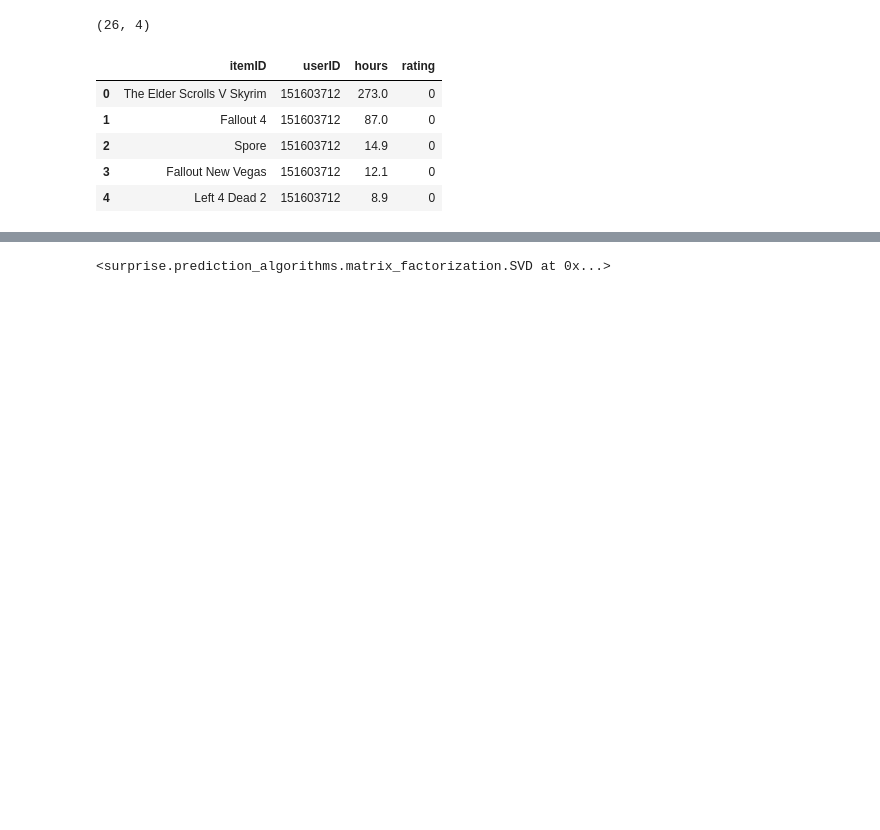
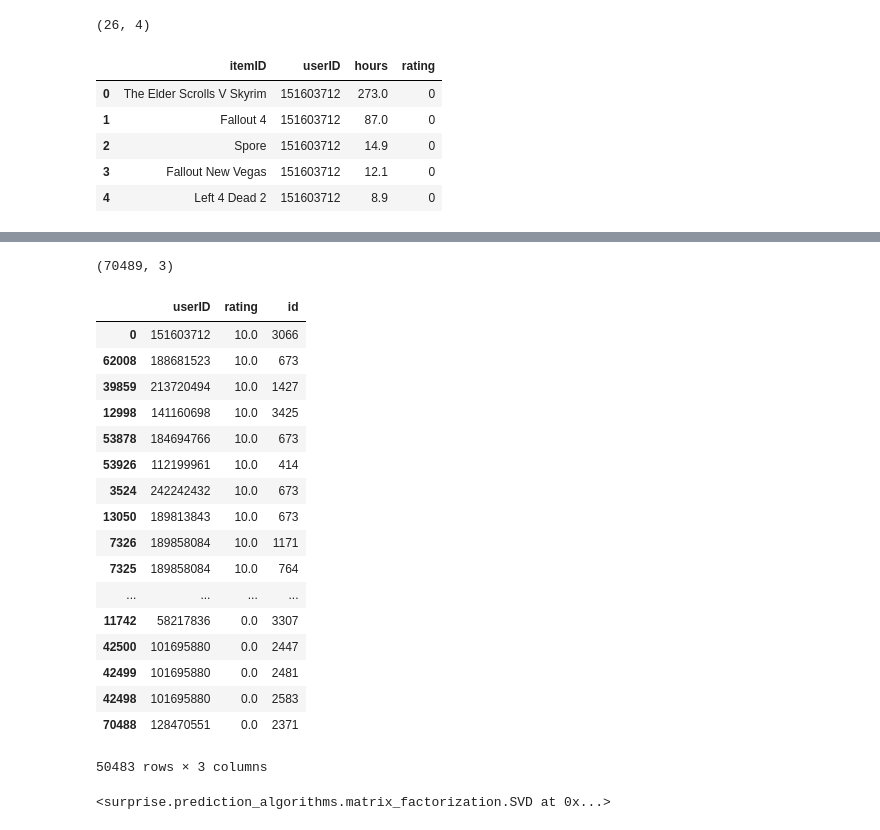
Before and after one commit to ebechter/VideoMania, a Jupyter notebook: Untitled1.ipynb, the cells around one changed output, grey strips where cells are left out. Cells and saved outputs as stored; diff of their text form; code cells hidden in the pictures; blank space fills up the shorter version.

```diff
--- a/Untitled1.ipynb
+++ b/Untitled1.ipynb
@@ -50,0 +81,2 @@ df.head()
+# %%
+df=df.groupby('userID').apply(normalize_dataframe)
@@ -50,0 +92,2 @@ df.head()
+# %%
+user_item_rating = df.copy()
@@ -50,0 +103,29 @@ df.head()
+# %%
+user_item_rating=user_item_rating.drop(["itemID","loghrs","hours"],axis=1)
+# %%
+user_item_rating.shape
+# %% [output]
+(70489, 3)
+# %%
+user_item_rating = user_item_rating[user_item_rating.groupby('userID').userID.transform(len) > 10]
+# %%
+user_item_rating.sort_values('rating',ascending=False)
+# %% [output]
+|  | userID | rating | id |
+| 0 | 151603712 | 10.0 | 3066 |
+| 62008 | 188681523 | 10.0 | 673 |
+| 39859 | 213720494 | 10.0 | 1427 |
+| 12998 | 141160698 | 10.0 | 3425 |
+| 53878 | 184694766 | 10.0 | 673 |
+| 53926 | 112199961 | 10.0 | 414 |
+| 3524 | 242242432 | 10.0 | 673 |
+| 13050 | 189813843 | 10.0 | 673 |
+| 7326 | 189858084 | 10.0 | 1171 |
+| 7325 | 189858084 | 10.0 | 764 |
+| ... | ... | ... | ... |
+| 11742 | 58217836 | 0.0 | 3307 |
+| 42500 | 101695880 | 0.0 | 2447 |
+| 42499 | 101695880 | 0.0 | 2481 |
+| 42498 | 101695880 | 0.0 | 2583 |
+| 70488 | 128470551 | 0.0 | 2371 |
+50483 rows × 3 columns
```
Also changed, not shown: parts of 17 cells of this notebook, 3 other files.
